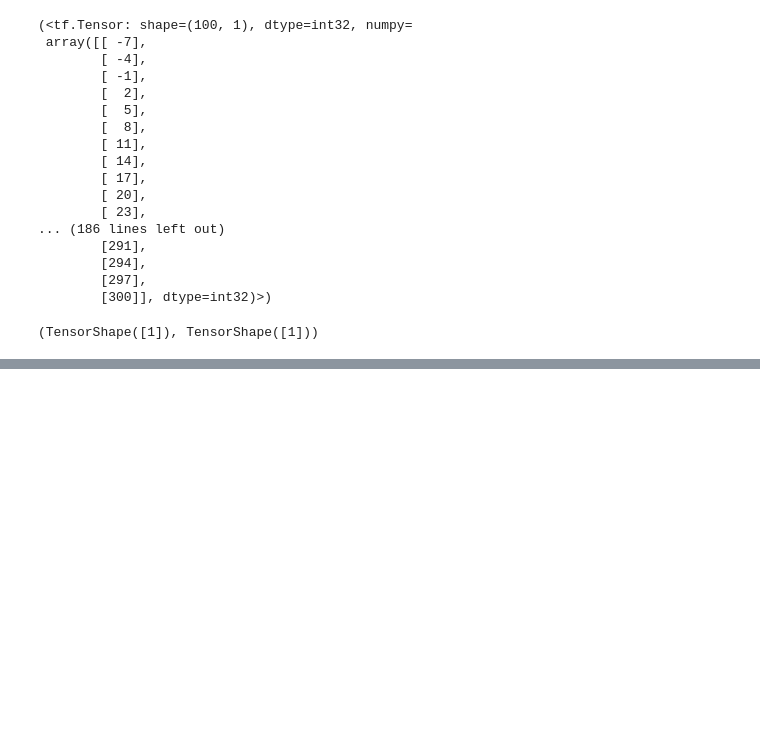
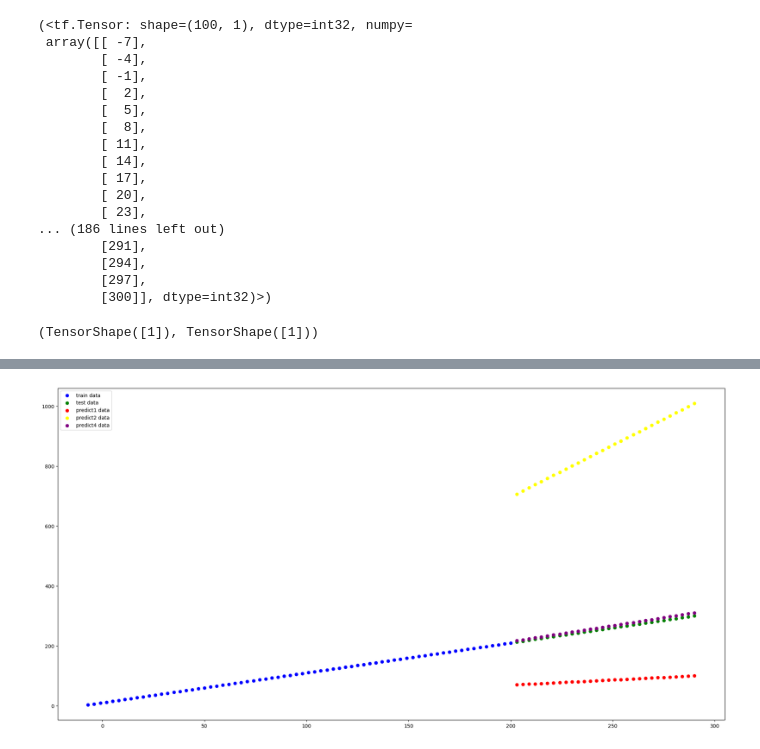
Before and after one commit to ftwr42/TensorFlow_for_Deep_Learning_Bootcamp, a Jupyter notebook: Abschnitt 3: Neural network regression with TensorFlow/third.ipynb, the cells around one changed output, grey strips where cells are left out. Cells and saved outputs as stored; diff of their text form; code cells hidden in the pictures; blank space fills up the shorter version.

```diff
--- a/Abschnitt 3: Neural network regression with TensorFlow/third.ipynb
+++ b/Abschnitt 3: Neural network regression with TensorFlow/third.ipynb
@@ -233,0 +232,27 @@ plt.show()
+# %%
+tf.random.set_seed(42)
+
+model4 = tf.keras.Sequential([
+    tf.keras.layers.Dense(10),
+    tf.keras.layers.Dense(10),
+    tf.keras.layers.Dense(10),
+    tf.keras.layers.Dense(1),
+])
+
+model4.compile(loss=tf.keras.losses.mae,
+               optimizer=tf.keras.optimizers.SGD(learning_rate=0.00001),
+               metrics=['mae'])
+
+model4.fit(x_train,y_train,epochs=100)
+
+y4_predicts = model4.predict(x_test)
+
+plt.figure(figsize=(24,12))
+plt.scatter(x=x_train, y=y_train, c='blue', label='train data')
+plt.scatter(x=x_test, y=y_test, c='green', label='test data')
+plt.scatter(x=x_test, y=y1_predicts, c='red', label='predict1 data')
+plt.scatter(x=x_test, y=y2_predicts, c='yellow', label='predict2 data')
+plt.scatter(x=x_test, y=y4_predicts, c='purple', label='predict4 data')
+plt.legend()
+plt.show()
+# %% [output]
@@ -233,0 +276 @@ plt.show()
+[figure, added]
```
Also changed, not shown: parts of 7 cells of this notebook.
